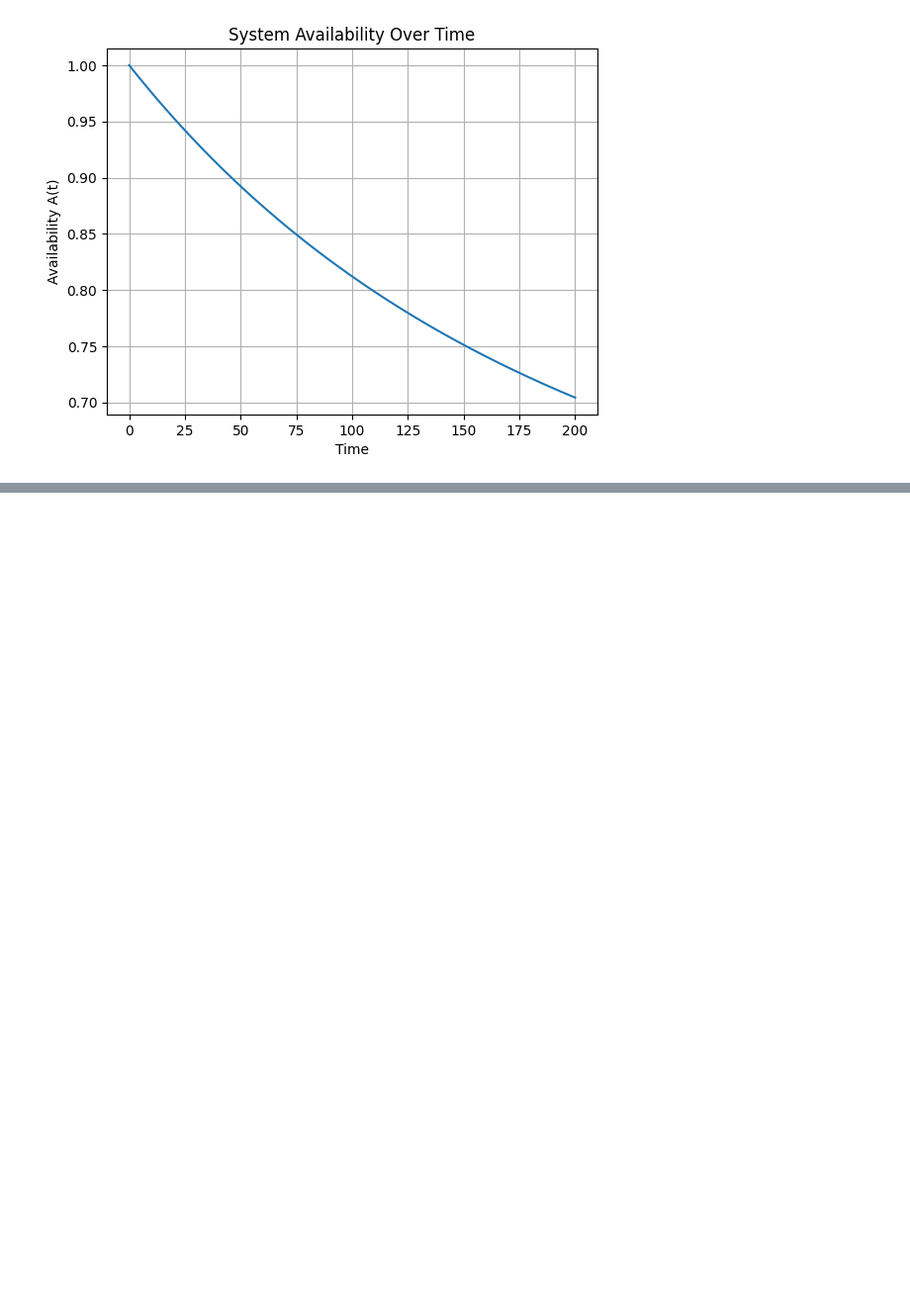
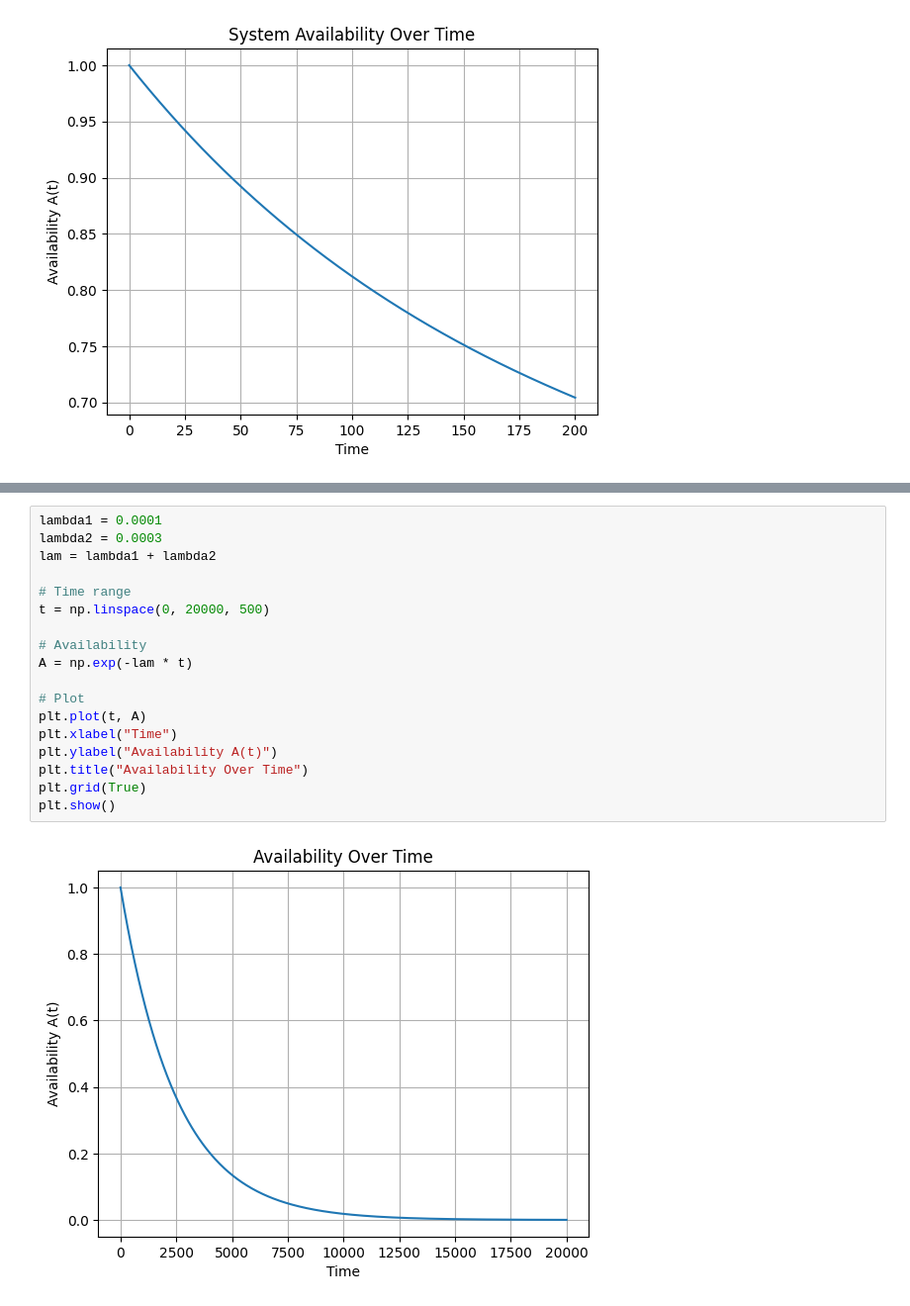
Before and after one commit to ericliudx/ISE585HW9, a Jupyter notebook: ISE585HW7.ipynb, the cells around one changed output, grey strips where cells are left out. Shown: that part at 99% size. Drawn from its saved outputs; the diff is of its cells as text; blank space fills up the shorter version.

```diff
--- a/ISE585HW7.ipynb
+++ b/ISE585HW7.ipynb
@@ -142,0 +181,20 @@ plt.show()
+# %%
+lambda1 = 0.0001
+lambda2 = 0.0003
+lam = lambda1 + lambda2
+
+# Time range
+t = np.linspace(0, 20000, 500)
+
+# Availability
+A = np.exp(-lam * t)
+
+# Plot
+plt.plot(t, A)
+plt.xlabel("Time")
+plt.ylabel("Availability A(t)")
+plt.title("Availability Over Time")
+plt.grid(True)
+plt.show()
+# %% [output]
+[figure, added]
```
Also changed, not shown: parts of 7 cells of this notebook.
